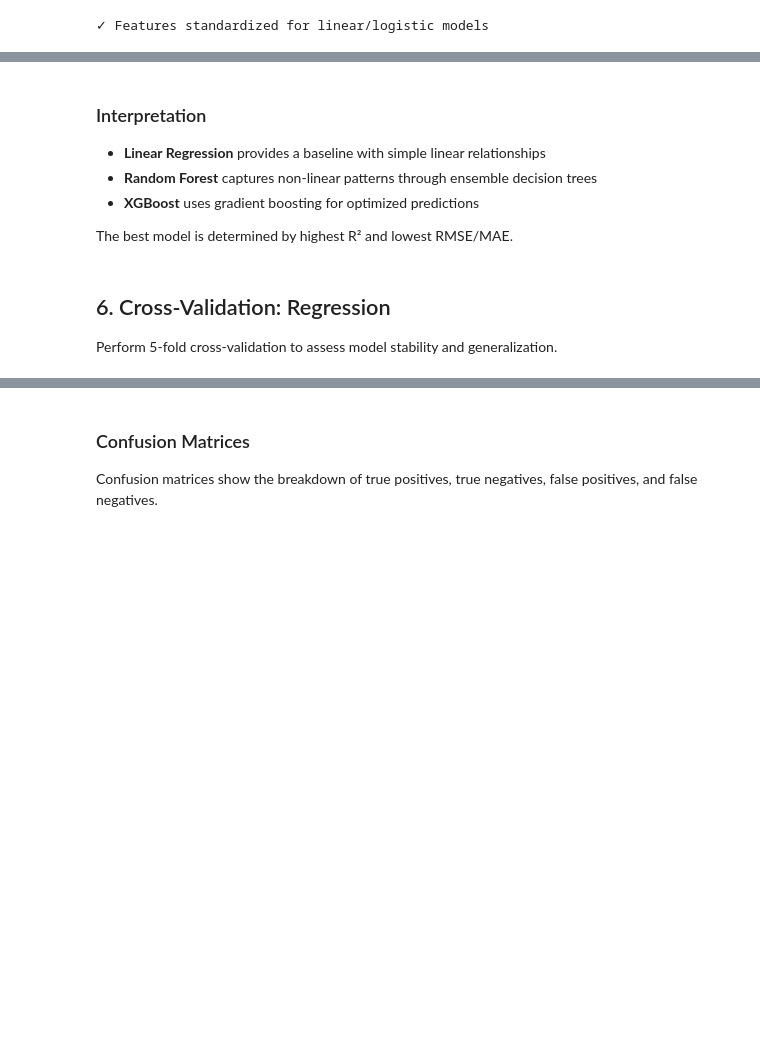
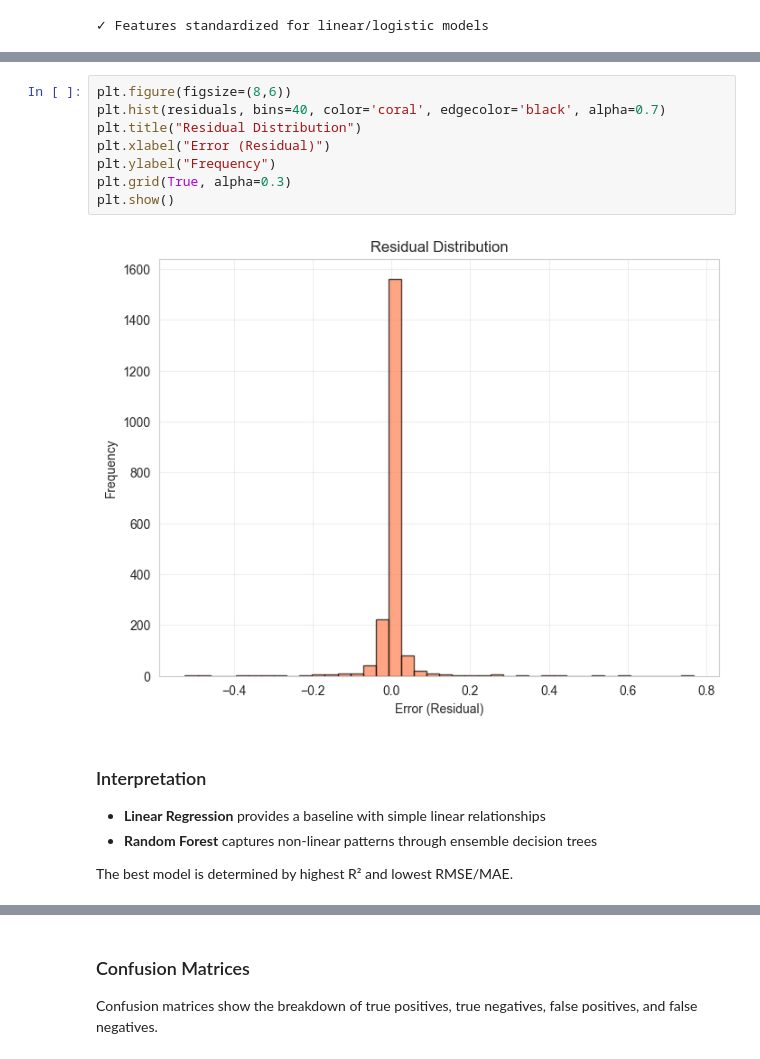
Before and after one commit to vermavaishnav70/DM-IMDB, a Jupyter notebook: notebooks/predication.ipynb, the cells around one changed output, grey strips where cells are left out. Cells and saved outputs as stored; diff of their text form; blank space fills up the shorter version.

```diff
--- a/notebooks/predication.ipynb
+++ b/notebooks/predication.ipynb
@@ -491,12 +539,17 @@ Linear Regression 0.446983 0.734739 0.509779           0.110204
+# %%
+plt.figure(figsize=(8,6))
+plt.hist(residuals, bins=40, color='coral', edgecolor='black', alpha=0.7)
+plt.title("Residual Distribution")
+plt.xlabel("Error (Residual)")
+plt.ylabel("Frequency")
+plt.grid(True, alpha=0.3)
+plt.show()
+# %% [output]
+[figure, added]
 # %% [markdown]
 ### Interpretation
 
 - **Linear Regression** provides a baseline with simple linear relationships
 - **Random Forest** captures non-linear patterns through ensemble decision trees
-- **XGBoost** uses gradient boosting for optimized predictions
 
 The best model is determined by highest R² and lowest RMSE/MAE.
-# %% [markdown]
-## 6. Cross-Validation: Regression
-
-Perform 5-fold cross-validation to assess model stability and generalization.
```
Also changed, not shown: parts of 43 cells of this notebook, 1 other file.
